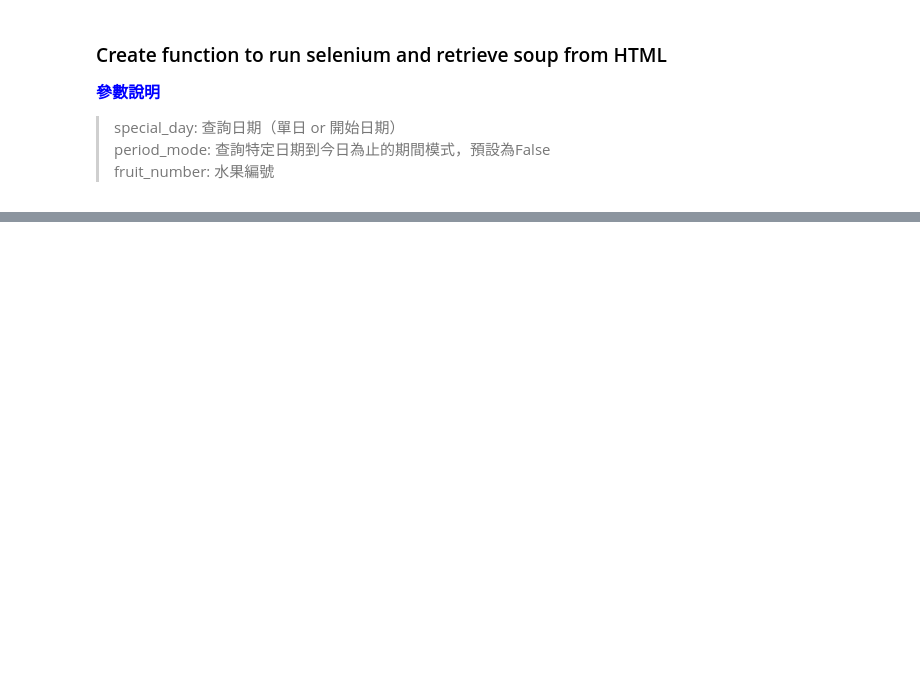
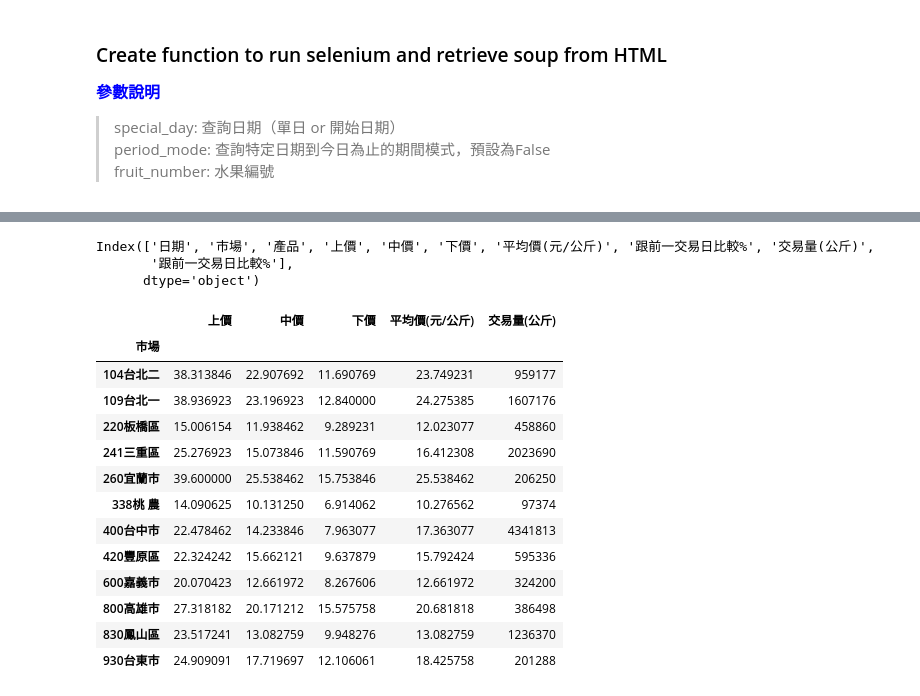
Before and after one commit to yuuut-tw/Taiwan-Fruit-Price-Prediction, a Jupyter notebook: Web Scraping area/爬蟲_農產交易價格.ipynb, the cells around one changed output, grey strips where cells are left out. Cells and saved outputs as stored; diff of their text form; code cells hidden in the pictures; blank space fills up the shorter version.

```diff
--- a/Web Scraping area/爬蟲_農產交易價格.ipynb
+++ b/Web Scraping area/爬蟲_農產交易價格.ipynb
@@ -45,6 +39,7 @@ def All_Market_Prices(specific_day, fruit_name, period_mode=False):
     driver.switch_to.frame(iframe)
     radio_target = driver.find_element_by_xpath("//*[@id='radlMarketRange_0']")
     radio_target.click()
+    time.sleep(2)
 
     ## 選取水果種類
     driver.find_element_by_xpath("//*[@id='ctl00_contentPlaceHolder_txtProduct']").click()
@@ -53,6 +48,7 @@ def All_Market_Prices(specific_day, fruit_name, period_mode=False):
     select = Select(driver.find_element_by_name('lstProduct'))
     select.select_by_value(fruit_dict[fruit_name])
     driver.find_element_by_xpath("//*[@id='btnConfirm']").click()
+    time.sleep(2)
 
     ## 點選查詢button
     driver.find_element_by_xpath("//*[@id='ctl00_contentPlaceHolder_btnQuery']").click()
@@ -113,5 +232,9 @@ df.dtypes
 # %%
 df.columns
+# %% [output]
+Index(['日期', '市場', '產品', '上價', '中價', '下價', '平均價(元/公斤)', '跟前一交易日比較%', '交易量(公斤)',
+       '跟前一交易日比較%'],
+      dtype='object')
 # %%
 fun_dicts = {
     '上價':np.mean,
@@ -122,4 +245,19 @@ fun_dicts = {
 }
 # %%
 df_agg = df.groupby("市場").agg(fun_dicts)
-df_agg.sort_values()
+df_agg
+# %% [output]
+|  | 上價 | 中價 | 下價 | 平均價(元/公斤) | 交易量(公斤) |
+| 市場 |  |  |  |  |  |
+| 104台北二 | 38.313846 | 22.907692 | 11.690769 | 23.749231 | 959177 |
+| 109台北一 | 38.936923 | 23.196923 | 12.840000 | 24.275385 | 1607176 |
+| 220板橋區 | 15.006154 | 11.938462 | 9.289231 | 12.023077 | 458860 |
+| 241三重區 | 25.276923 | 15.073846 | 11.590769 | 16.412308 | 2023690 |
+| 260宜蘭市 | 39.600000 | 25.538462 | 15.753846 | 25.538462 | 206250 |
+| 338桃 農 | 14.090625 | 10.131250 | 6.914062 | 10.276562 | 97374 |
+| 400台中市 | 22.478462 | 14.233846 | 7.963077 | 17.363077 | 4341813 |
+| 420豐原區 | 22.324242 | 15.662121 | 9.637879 | 15.792424 | 595336 |
+| 600嘉義市 | 20.070423 | 12.661972 | 8.267606 | 12.661972 | 324200 |
+| 800高雄市 | 27.318182 | 20.171212 | 15.575758 | 20.681818 | 386498 |
+| 830鳳山區 | 23.517241 | 13.082759 | 9.948276 | 13.082759 | 1236370 |
+| 930台東市 | 24.909091 | 17.719697 | 12.106061 | 18.425758 | 201288 |
```
Also changed, not shown: parts of 12 cells of this notebook, 2 other files.
